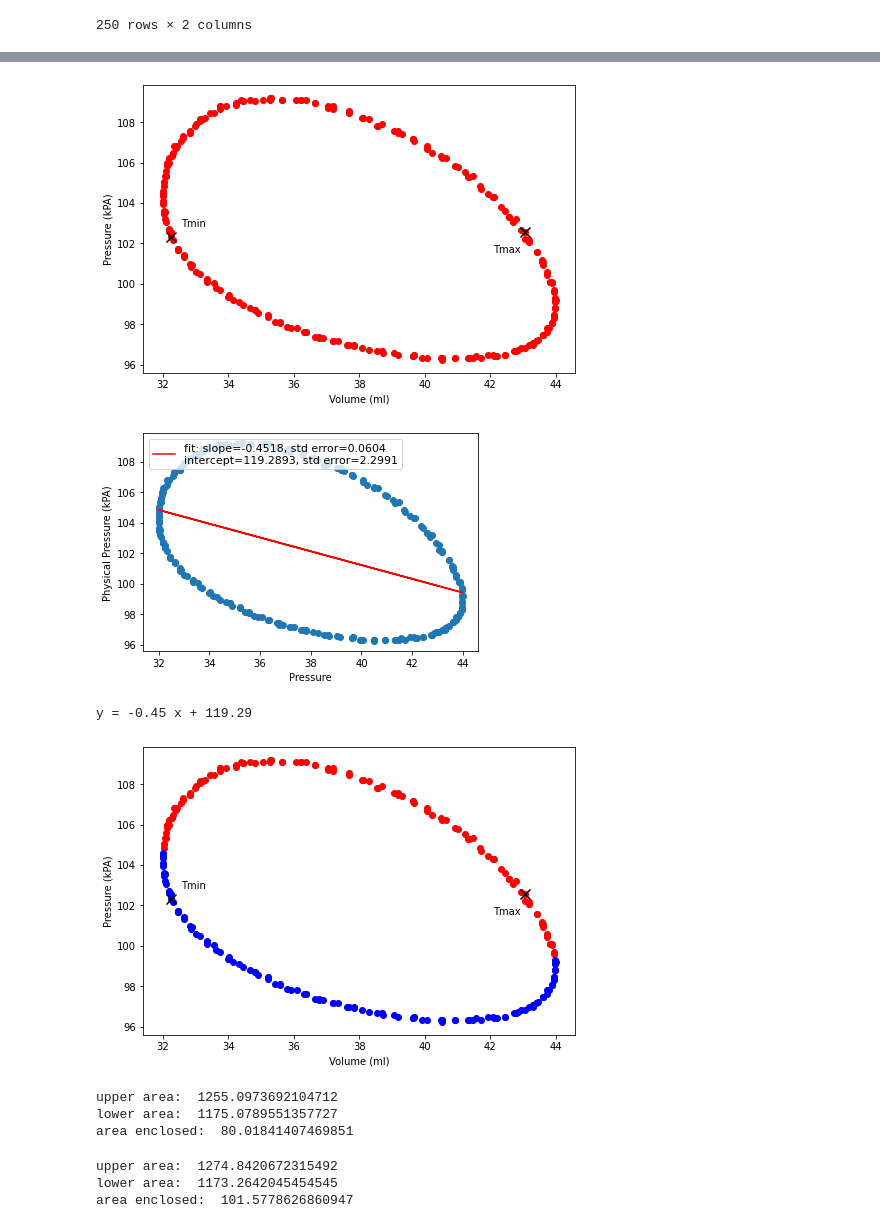
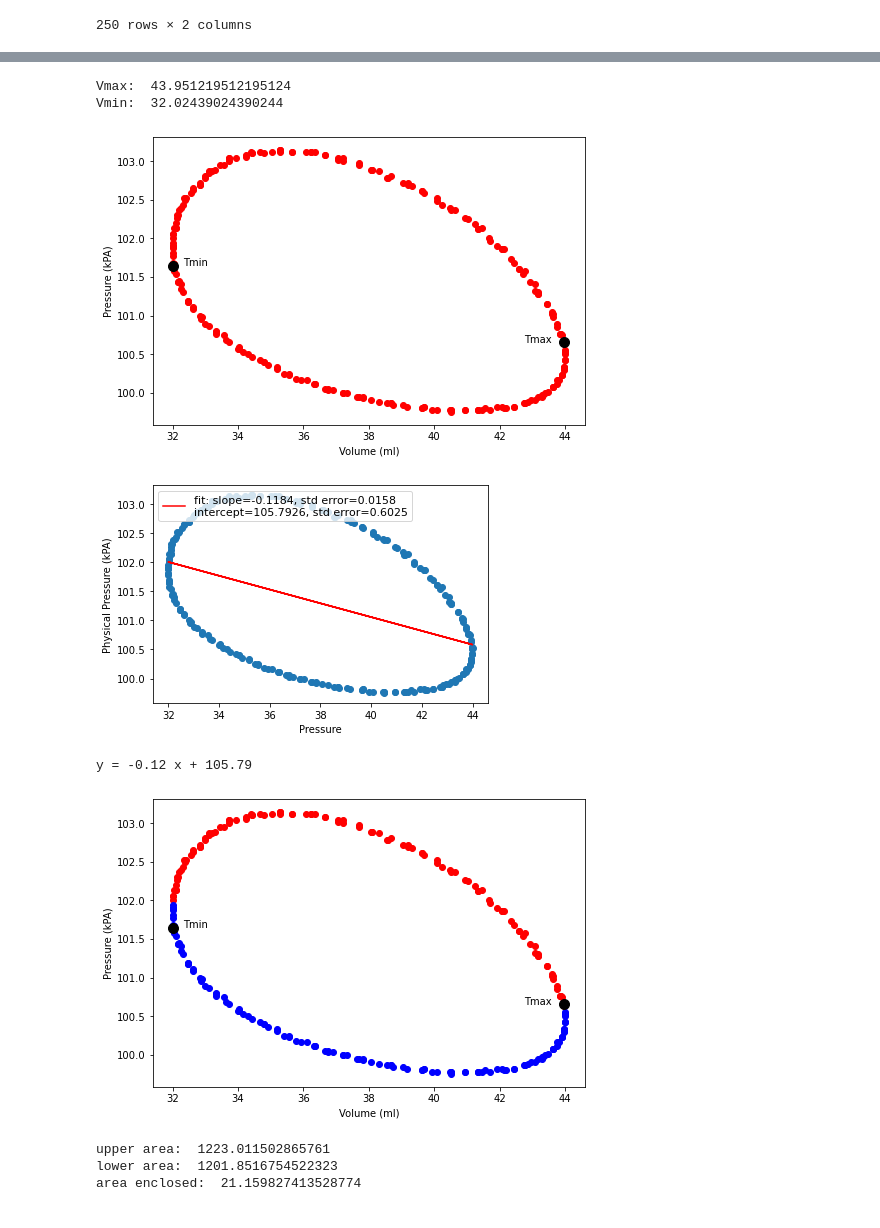
Before and after one commit to dyahnafisah/StirlingEngine, a Jupyter notebook: Data_Analysis.ipynb, the cells around one changed output, grey strips where cells are left out. Cells and saved outputs as stored; diff of their text form; code cells hidden in the pictures.

Commit message:
Experiment result codes upload2

```diff
--- a/Data_Analysis.ipynb
+++ b/Data_Analysis.ipynb
@@ -67,7 +64,7 @@ df1
 # %%
 # defining some pre-determined quantities
 
-Vinit = 44  # initial volume before the syringe was pushed
-Vfinal = 32 # final volume when the syringe has been pushed to minimum volume
+Vinit = 38  # initial volume before the syringe was pushed
+Vfinal = 38 - 3.4 # final volume when the syringe has been pushed to minimum volume
 Pinit = 101 # atmospheric pressure 101 kPa (initial pressure before the syringe was pushed)
 # %%
@@ -298,27 +297,33 @@ df2_temp
 # %%
 # finding data points that have maximum and minimum temperature
 
-T_max = df2_temp['Temperature'].max()
-T_min = df2_temp['Temperature'].min()
+T_max = df2_temp['nRT'].max()
+T_min = df2_temp['nRT'].min()
 # %%
 # finding the pressure and volume of the maximum (p1, v1) and minimum (p2, v2) temperature
 
-p2, v2 = np.array(df2_temp.loc[df2_temp['Temperature']==T_min][['Pressure (physical)', 'Volume (physical)']])[0]
-p1, v1 = np.array(df2_temp.loc[df2_temp['Temperature']==T_max][['Pressure (physical)', 'Volume (physical)']])[0]
+p1, v1 = np.array(df2_temp.loc[df2_temp['nRT']==T_min][['Pressure (physical)', 'Volume (physical)']])[0]
+p2, v2 = np.array(df2_temp.loc[df2_temp['nRT']==T_max][['Pressure (physical)', 'Volume (physical)']])[0]
+# %%
+print("Vmax: ", v2)
+print("Vmin: ", v1)
+# %% [output]
+Vmax:  43.951219512195124
+Vmin:  32.02439024390244
 # %%
 # plot PV diagram using scatter plot
 
 fig=plt.figure()
 ax=fig.add_axes([0,0,1,1])
 ax.scatter(df2_temp['Volume (physical)'], df2_temp['Pressure (physical)'], color='r')
 ax.set_xlabel('Volume (ml)')
 ax.set_ylabel('Pressure (kPA)')
-plt.scatter([v1, v2], [p1, p2], color='black', s=100, marker='x')
-plt.annotate('Tmin', (v2+0.3, p2+0.5))
-plt.annotate('Tmax', (v1-1, p1-1))
+plt.scatter([v1, v2], [p1, p2], color='black', s=100, marker='o')
+plt.annotate('Tmin', (v1+0.3, p1))
+plt.annotate('Tmax', (v2-1.2, p2))
 plt.show()
 # %% [output]
-[figure, old version]
+[figure, new version]
 # %%
 # plotting the best fit line to split data into two parts (upper part and lower part)
 # splitting is needed so that we can calculate the work done (integral) correctly since the data is in the form of data points and not function (numpy can't automatically calculate the enclosed area)
@@ -342,8 +347,8 @@ plt.legend(loc=2, prop={'size': 11})
 plt.show()
 print('y =', str(round(slope1, 2)), 'x +', str(round(intercept1, 2)))
 # %% [output]
-[figure, old version]
+[figure, new version]
-y = -0.45 x + 119.29
+y = -0.12 x + 105.79
 # %%
 # plotting the upper and lower part with different colors
 
@@ -356,43 +361,12 @@ ax.scatter(df2_up['Volume (physical)'], df2_up['Pressure (physical)'], color='r'
 ax.scatter(df2_down['Volume (physical)'], df2_down['Pressure (physical)'], color='b')
 ax.set_xlabel('Volume (ml)')
 ax.set_ylabel('Pressure (kPA)')
-plt.scatter([v1, v2], [p1, p2], color='black', s=100, marker='x')
-plt.annotate('Tmin', (v2+0.3, p2+0.5))
-plt.annotate('Tmax', (v1-1, p1-1))
+plt.scatter([v1, v2], [p1, p2], color='black', s=100, marker='o')
+plt.annotate('Tmin', (v1+0.3, p1))
+plt.annotate('Tmax', (v2-1.2, p2))
 plt.show()
 # %% [output]
-[figure, old version]
+[figure, new version]
-# %%
-# Calculate experimental work done (equally spaced dx)
-
-dx_up = (df2_up['Volume (physical)'].max() - df2_up['Volume (physical)'].min())/len(df2_up)
-x_up = []
-for i in range(len(df2_up)):
-    x_up.append(32+i*dx_up)
-dx_down = (df2_down['Volume (physical)'].max() - df2_down['Volume (physical)'].min())/len(df2_down)
-x_down = []
-for i in range(len(df2_down)):
-    x_down.append(32+i*dx_down)
-
-y1 = df2_up['Pressure (physical)']
-x1 = df2_up['Volume (physical)']
-
-y2 = df2_down['Pressure (physical)']
-x2 = df2_down['Volume (physical)']
-
-# using Trapezoidal rule:
-
-area_up = np.trapz(y1,x=x_up)
-print('upper area: ', area_up)
-
-area_down = np.trapz(y2,x=x_down)
-print('lower area: ', area_down)
-
-print('area enclosed: ', area_up - area_down)
-# %% [output]
-upper area:  1255.0973692104712
-lower area:  1175.0789551357727
-area enclosed:  80.01841407469851
 # %%
 # Calculate experimental work done (actual data points of volume as x)
 
@@ -413,9 +387,9 @@ print('lower area: ', area_down)
 Wexp = area_up - area_down
 print('area enclosed: ', Wexp)
 # %% [output]
-upper area:  1274.8420672315492
-lower area:  1173.2642045454545
-area enclosed:  101.5778626860947
+upper area:  1223.011502865761
+lower area:  1201.8516754522323
+area enclosed:  21.159827413528774
 # %%
 # Calculate theoretical work done with Vmax and Vmin of the Tmax and Tmin points respectively
 
```
Also changed, not shown: parts of 22 cells of this notebook.
